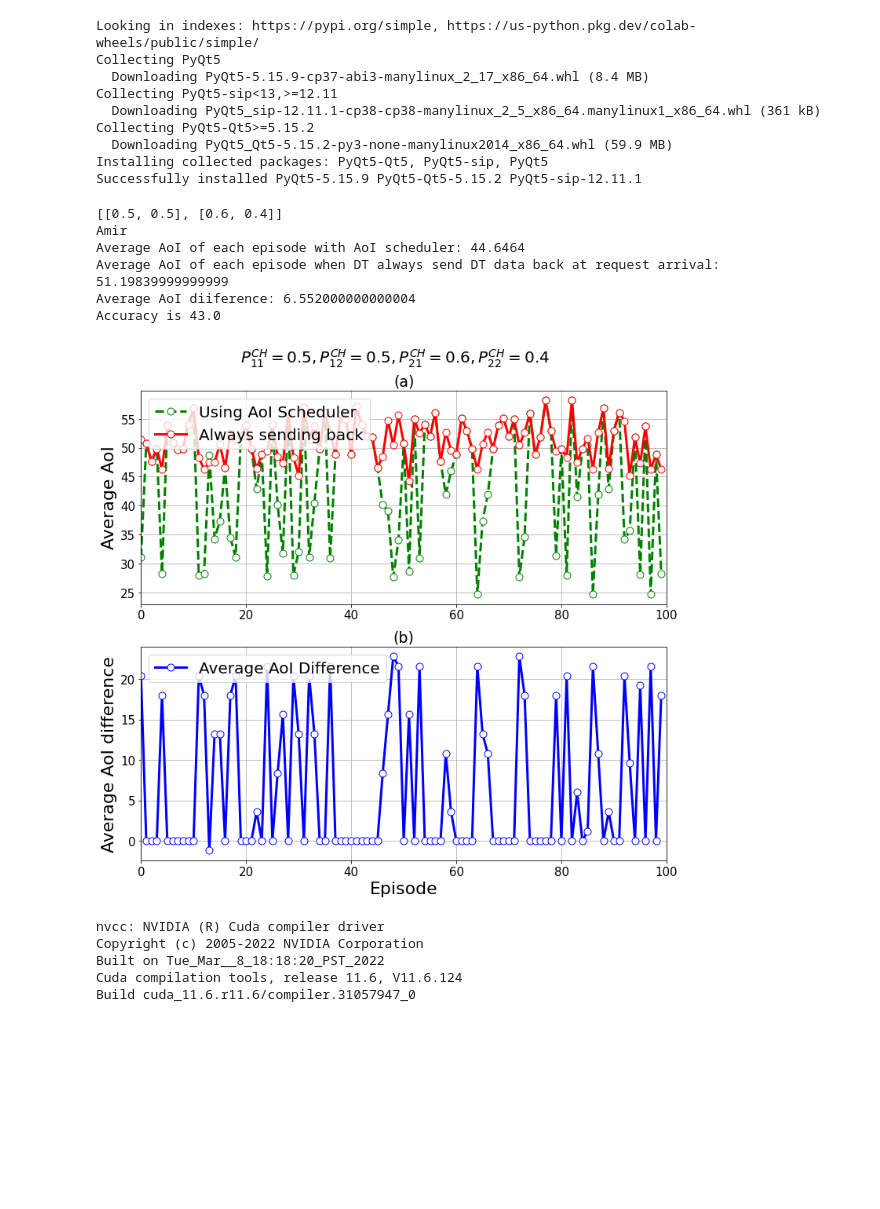
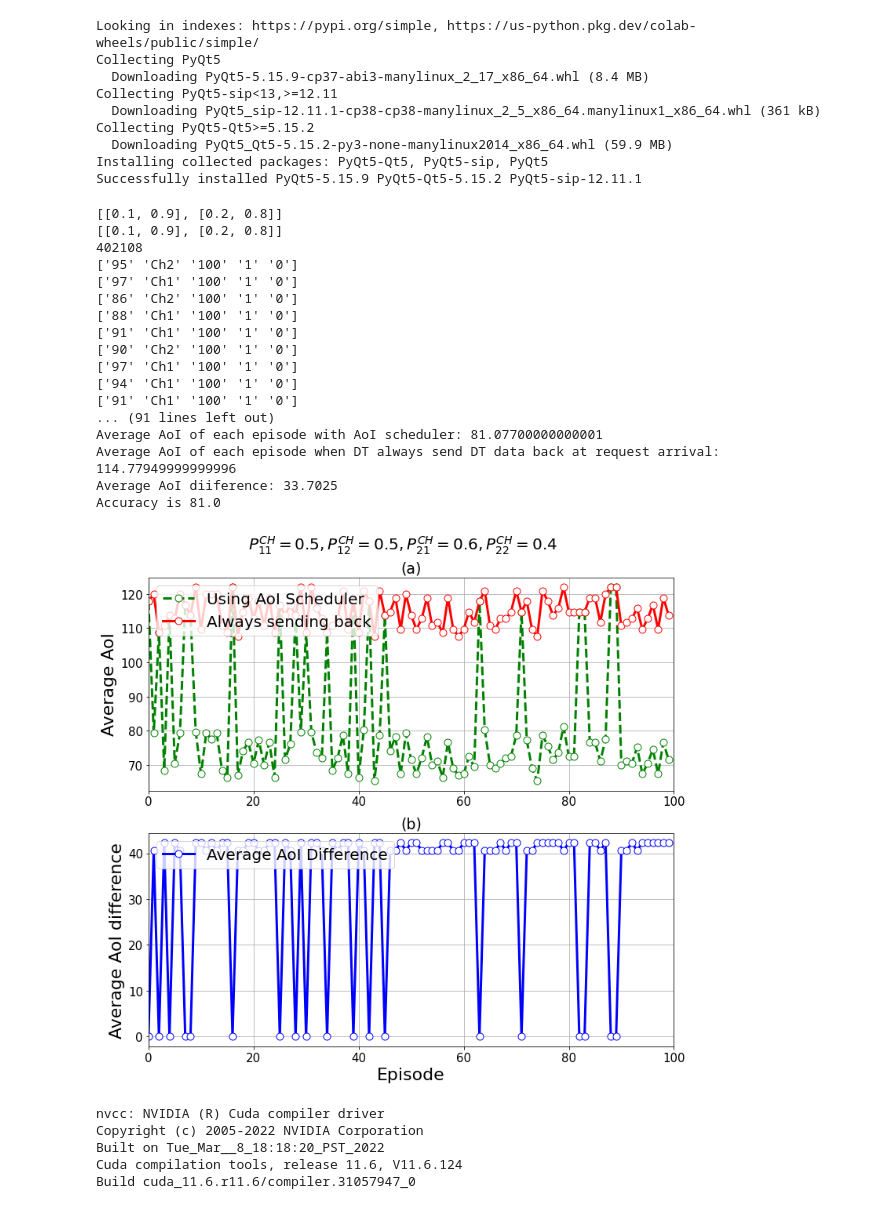
Before and after one commit to amirhoseinaghaei/Research_Simulation, a Jupyter notebook: Research_Simulation.ipynb, the cells around one changed output. Saved outputs shown, nothing was run; the diff lists cells and outputs as text; code cells hidden in the pictures; blank space fills up the shorter version.

```diff
--- a/Research_Simulation.ipynb
+++ b/Research_Simulation.ipynb
@@ -256,8 +274,8 @@ l2_regularization = 1e-6
 avg_window = 750
 
 episode = 0
-Lesson_buffer_a1 = LessonBuffer(1000, 25, 5)
-Lesson_buffer_a0 = LessonBuffer(1000, 25, 5)
+Lesson_buffer_a1 = LessonBuffer(1000, 40, 5)
+Lesson_buffer_a0 = LessonBuffer(1000, 40, 5)
 
 rudder_lstm_a0 = LSTM(state_input_size=5, n_actions= 2, buffer=Lesson_buffer_a0, n_units=n_lstm,
                         lstm_lr=lstm_lr, l2_regularization=l2_regularization, return_scaling=10,
@@ -265,10 +283,10 @@ rudder_lstm_a0 = LSTM(state_input_size=5, n_actions= 2, buffer=Lesson_buffer_a0,
 rudder_lstm_a1 = LSTM(state_input_size=5, n_actions= 2, buffer=Lesson_buffer_a1, n_units=n_lstm,
                         lstm_lr=lstm_lr, l2_regularization=l2_regularization, return_scaling=10,
                         lstm_batch_size=8, continuous_pred_factor=0.5)
-rudder_lstm_a0.load_state_dict(torch.load('rudder_lstm_70_125_wait_0.7.pt'))
-rudder_lstm_a1.load_state_dict(torch.load('rudder_lstm_70_125_send_0.7.pt'))
+rudder_lstm_a0.load_state_dict(torch.load('rudder_lstm_100_120_wait_0.1.pt'))
+rudder_lstm_a1.load_state_dict(torch.load('rudder_lstm_100_120_send_0.1.pt'))
 
-environment = Environment(100,25)
+environment = Environment(250,50)
 environment.CreateStates()
 policy_updator  = PolicyUpdater(environment= environment, lr = policy_lr)
 episode = 0
@@ -1033,7 +1051,7 @@ Successfully installed PyQt5-5.15.9 PyQt5-Qt5-5.15.2 PyQt5-sip-12.11.1
 import json
 
 # Opening JSON file
-with open('Optimal_Policy_DictDDDeepQN_0.5_70_125.json') as json_file:
+with open('Optimal_Policy_Qlearning_0.1_100_120.json') as json_file:
     Optimal_Policy_Dict = json.load(json_file)
 # %%
 import json
@@ -1063,8 +1081,8 @@ avg_window = 750
 UseOptimalPolicy = True
 episode = 0
 NUM_EPISODE = 100
-deadline = 25
-environment = Environment(100,25)
+deadline = 40
+environment = Environment(250,50)
 environment.CreateStates()
 policy_updator  = PolicyUpdater(environment= environment, lr = policy_lr)
 Total_Reward_List = []
@@ -1074,6 +1092,7 @@ for i in range(NUM_EPISODE):
     environment.reset_paramter()
     state , fixed_State = environment.reset_state()
     first_state = state
+    print(first_state)
     environment.generate_channel_state_list_for_whole_sequence(state[1])
     episode += 1
     rewards = []
@@ -1087,10 +1106,9 @@ for i in range(NUM_EPISODE):
         action = 1
         if environment.state.Ra == 0 and environment.state.U == 0:
           action = 0
-        if environment.state.Ra == 0 and environment.state.U == deadline - 1:
-          action = 1
         if environment.state.U > 0:
           action = 0
+
         state, reward, done = environment.step(action)
         Episode_AoI.append(state[0])
         actions.append(action)
@@ -1114,10 +1132,12 @@ for i in range(NUM_EPISODE):
         #   action = 1
         if environment.state.Ra == 0 and environment.state.U == 0:
           action = 0
-        if environment.state.Ra == 0 and environment.state.U == 24:
-          action = 1
+        # if environment.state.Ra == 0 and environment.state.U == 24:
+        #   action = 1
         if environment.state.U > 0:
           action = 0
+        if environment.sendbackaction == True:
+          action = 1
         state, reward, done = environment.step(action)
 
         Episode_AoI.append(state[0])
@@ -1158,40 +1178,51 @@ ax[0].legend(fontsize = 20, loc='upper left')
 ax[1].legend(fontsize = 20, loc='upper left')
 handles, labels = plt.gca().get_legend_handles_labels()
 # by_label = dict(zip(labels, handles))
 # ax[1].legend(by_label.values(), by_label.keys(), loc='upper left')
 
 ax[0].grid()
 ax[1].grid()
 ax[0].set_ylabel("Average AoI", fontsize = 22.0)
 ax[0].set_xlim(xmin=0, xmax=100)
 ax[1].set_xlabel("Episode", fontsize = 22.0)
 ax[1].set_ylabel("Average AoI difference", fontsize = 22.0)
 ax[1].set_xlim(xmin=0, xmax=100)
 ax[0].tick_params(labelsize=15)
 ax[1].tick_params(labelsize=15)
 string = "$P^{CH}_{11}$$ = 0.5, $$P^{CH}_{12}$$ = 0.5, $$P^{CH}_{21}$$ = 0.6, $$P^{CH}_{22}$$ = 0.4$"
 fig.suptitle(string, fontweight ="bold" , y = 0.95, fontsize = 20)
 ax[0].set_title('(a)' , fontsize = 19)
 ax[1].set_title('(b)', fontsize = 19)
 fig.savefig('SimulationResult_DDDQN_70_125_0.5_0.5.pdf')
 
 print(f"Average AoI of each episode with AoI scheduler: {sum(Total_Reward_List)/NUM_EPISODE}")
 print(f"Average AoI of each episode when DT always send DT data back at request arrival: {sum(Total_Reward_List_Without_Optimal_Policy)/NUM_EPISODE}")
 print(f"Average AoI diiference: {sum(AoI_Difference_List)/NUM_EPISODE}")
 
 number_of_optimal_actions = 0
 for i in AoI_Difference_List:
   if i > 0 or i < 0:
       number_of_optimal_actions += 1
 print(f"Accuracy is {(number_of_optimal_actions/len(AoI_Difference_List))*100}")
 # %% [output]
-[[0.5, 0.5], [0.6, 0.4]]
-Amir
-Average AoI of each episode with AoI scheduler: 44.6464
-Average AoI of each episode when DT always send DT data back at request arrival: 51.19839999999999
-Average AoI diiference: 6.552000000000004
-Accuracy is 43.0
+[[0.1, 0.9], [0.2, 0.8]]
+[[0.1, 0.9], [0.2, 0.8]]
+402108
+['95' 'Ch2' '100' '1' '0']
+['97' 'Ch1' '100' '1' '0']
+['86' 'Ch2' '100' '1' '0']
+['88' 'Ch1' '100' '1' '0']
+['91' 'Ch1' '100' '1' '0']
+['90' 'Ch2' '100' '1' '0']
+['97' 'Ch1' '100' '1' '0']
+['94' 'Ch1' '100' '1' '0']
+['91' 'Ch1' '100' '1' '0']
+... (91 lines left out)
+Average AoI of each episode with AoI scheduler: 81.07700000000001
+Average AoI of each episode when DT always send DT data back at request arrival: 114.77949999999996
+Average AoI diiference: 33.7025
+Accuracy is 81.0
-[figure, old version]
+[figure, new version]
 # %%
 !nvcc --version
 # %% [output]
```
Also changed, not shown: parts of 3 cells of this notebook.
